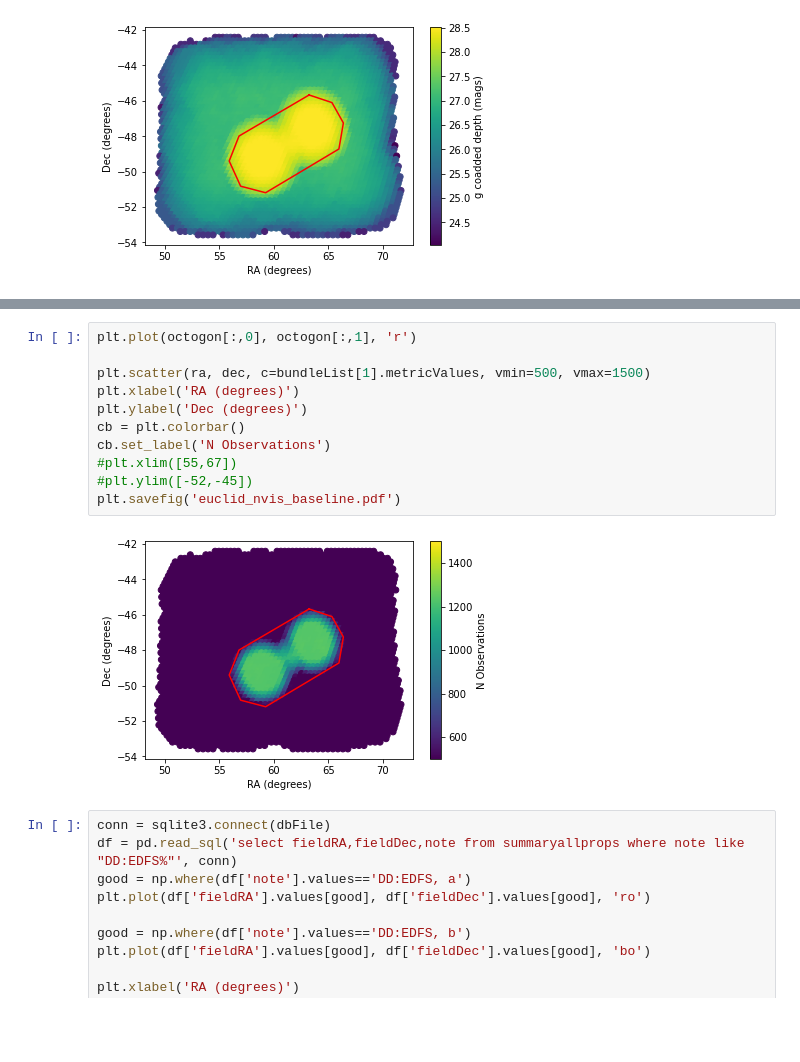
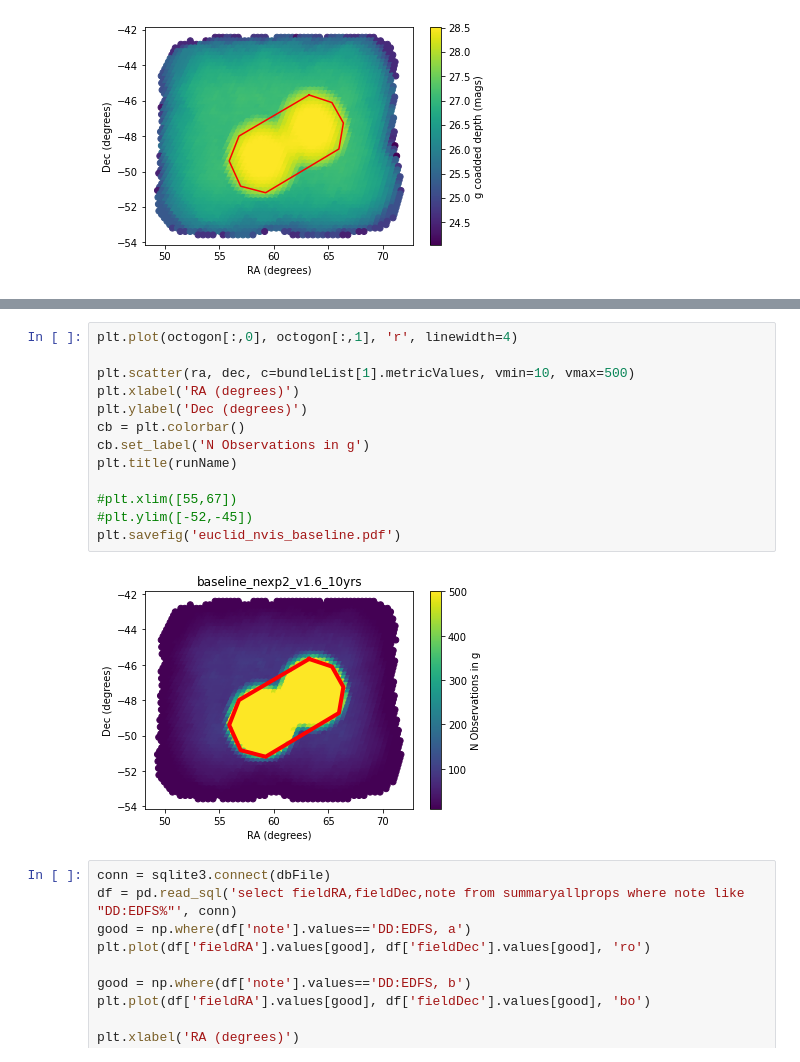
Before and after one commit to lsst-sims/sims_featureScheduler_runs1.7, a Jupyter notebook: euclid_dither/baseline_footprint.ipynb, the cells around one changed output, grey strips where cells are left out. Drawn from its saved outputs; the diff is of its cells as text; blank space fills up the shorter version.

Commit message:
update plots

```diff
--- a/euclid_dither/baseline_footprint.ipynb
+++ b/euclid_dither/baseline_footprint.ipynb
@@ -91,16 +103,18 @@ plt.savefig('euclid_coadd_baseline.png')
 # %%
-plt.plot(octogon[:,0], octogon[:,1], 'r')
+plt.plot(octogon[:,0], octogon[:,1], 'r', linewidth=4)
 
-plt.scatter(ra, dec, c=bundleList[1].metricValues, vmin=500, vmax=1500)
+plt.scatter(ra, dec, c=bundleList[1].metricValues, vmin=10, vmax=500)
 plt.xlabel('RA (degrees)')
 plt.ylabel('Dec (degrees)')
 cb = plt.colorbar()
-cb.set_label('N Observations')
+cb.set_label('N Observations in g')
+plt.title(runName)
+
 #plt.xlim([55,67])
 #plt.ylim([-52,-45])
 plt.savefig('euclid_nvis_baseline.pdf')
 # %% [output]
-[figure, old version]
+[figure, new version]
 # %%
 conn = sqlite3.connect(dbFile)
 df = pd.read_sql('select fieldRA,fieldDec,note from summaryallprops where note like "DD:EDFS%"', conn)
```
Also changed, not shown: parts of 3 cells of this notebook, 1 other file.
